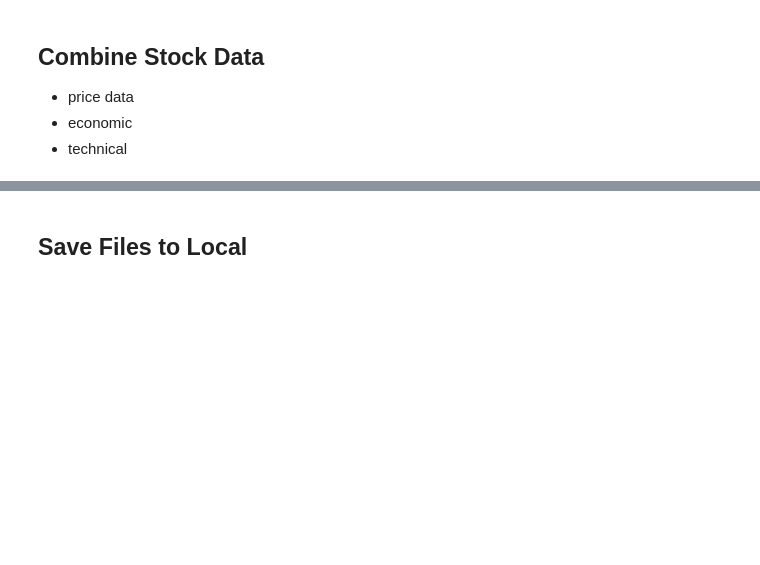
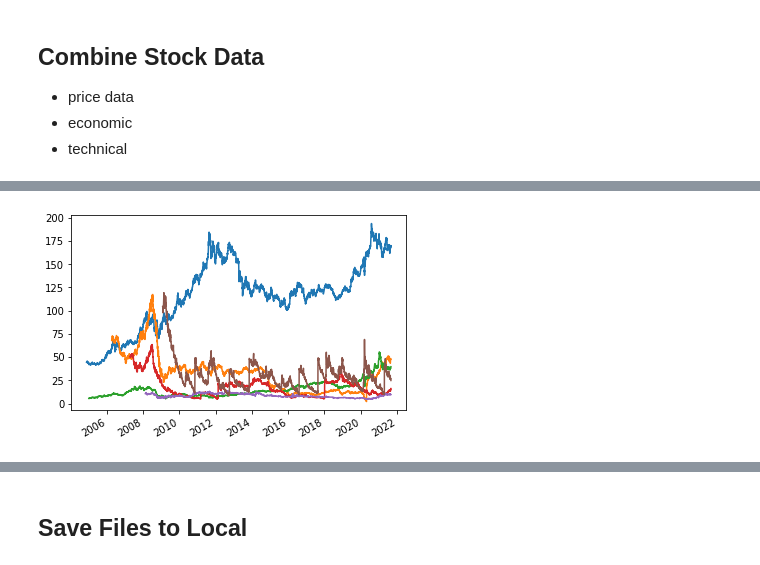
Before and after one commit to kconstable/market_predictions, a Jupyter notebook: market_data_av.ipynb, the cells around one changed output, grey strips where cells are left out. Drawn from its saved outputs; the diff is of its cells as text; code cells hidden in the pictures; blank space fills up the shorter version.

```diff
--- a/market_data_av.ipynb
+++ b/market_data_av.ipynb
@@ -229,3 +229,26 @@ def get_technical_indicators(symbol,funct,key,interval,time_period=None,throttle
 + price data
 + economic
 + technical
+# %%
+# gold=get_ticker_data('GLD',key,'full')
+# blx = get_ticker_data('BLX.TO',key,'full')
+# oil = get_ticker_data('USO',key,'full')
+# gas = get_ticker_data('UNG',key,'full')
+vol = get_ticker_data('VXX',key,'full')
+
+
+
+gold['data']['close'].plot()
+oil['data']['close'].plot()
+blx['data']['close'].plot()
+gas['data']['close'].plot()
+bf['data']['close'].plot()
+vol['data']['close'].plot()
+vol['data'].index.min()
+
+#         BLX.TO =  jan 2005
+# gold:   GLD = nov 2004
+# oil:    OIL = apr 2011,uso=apr 2006
+# gas:    UNL = jan 2010, BOIL=oct 2011
+# vol:    VXX = jan 2009
+# %% [output]
@@ -232 +256,2 @@ def get_technical_indicators(symbol,funct,key,interval,time_period=None,throttle
+[figure, added]
 # %%
```
Also changed, not shown: parts of 5 cells of this notebook.
